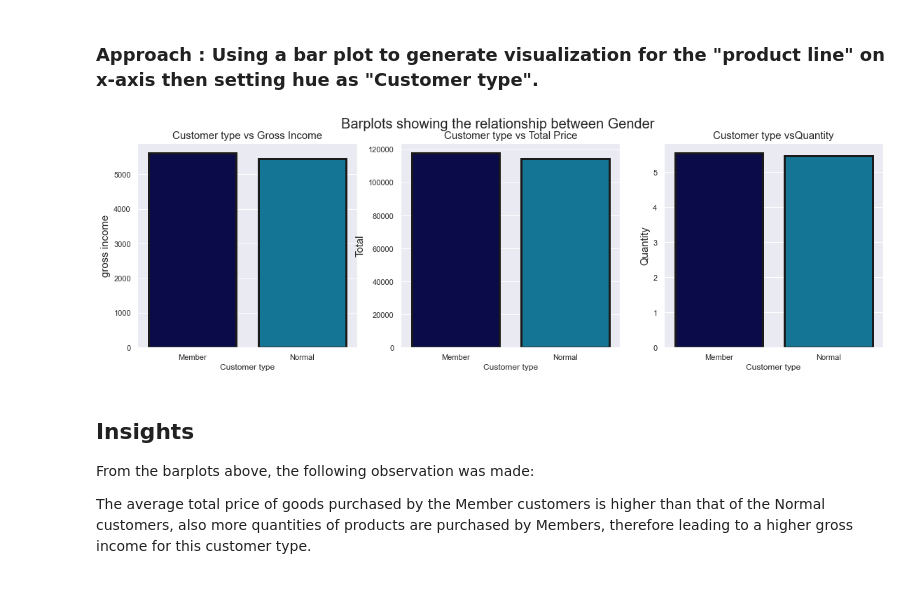
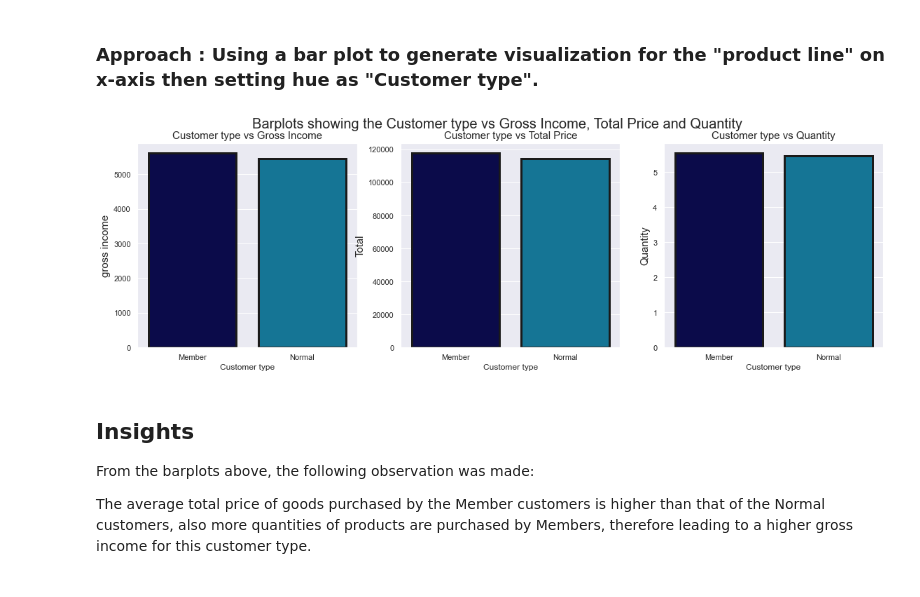
Before and after one commit to sadiyaidris/Data-Analysis-Project, a Jupyter notebook: Starter_notebook.ipynb, the cells around one changed output. Saved outputs shown, nothing was run; the diff lists cells and outputs as text; code cells hidden in the pictures.

```diff
--- a/Starter_notebook.ipynb
+++ b/Starter_notebook.ipynb
@@ -760,30 +760,30 @@ To make your submission standout,
 # %%
 #Setting theme and size
 sns.set_theme (style="darkgrid")
 sns.set (rc={'figure.figsize':(17,5)})
 
 #Creating plot
 fig, axes = plt.subplots(1,3, sharex=True)
 
 sns.barplot (ax=axes[0],x="Customer type", y="gross income", data=combined_df, palette="ocean", edgecolor="k", linewidth=3, ci=None)
 sns.barplot(ax=axes[1], x="Customer type",y="Total", data=combined_df, palette="ocean", edgecolor="k", linewidth=3, ci=None)
 sns.barplot(ax=axes[2], x="Customer type",y="Quantity", data=combined_df, palette="ocean", edgecolor="k", linewidth=3, ci=None)
 
 #Setting title and customizing labels
 
-fig.suptitle("Barplots showing the relationship between Gender", fontsize=20)
+fig.suptitle("Barplots showing the Customer type vs Gross Income, Total Price and Quantity", fontsize=20)
 axes[0].set_title("Customer type vs Gross Income", fontsize=15)
 axes[1].set_title("Customer type vs Total Price", fontsize=15)
-axes[2].set_title("Customer type vsQuantity", fontsize=15)
+axes[2].set_title("Customer type vs Quantity", fontsize=15)
 
 axes[0].set_ylabel("gross income", fontsize=15)
 axes[1].set_ylabel("Total", fontsize=15)
 axes[2].set_ylabel("Quantity", fontsize=15)
 
 #Showing plot
 plt.show()
 # %% [output]
-[figure, old version]
+[figure, new version]
 # %% [markdown]
 ## Insights
 
```
Also changed, not shown: parts of 7 cells of this notebook, 2 other files.
